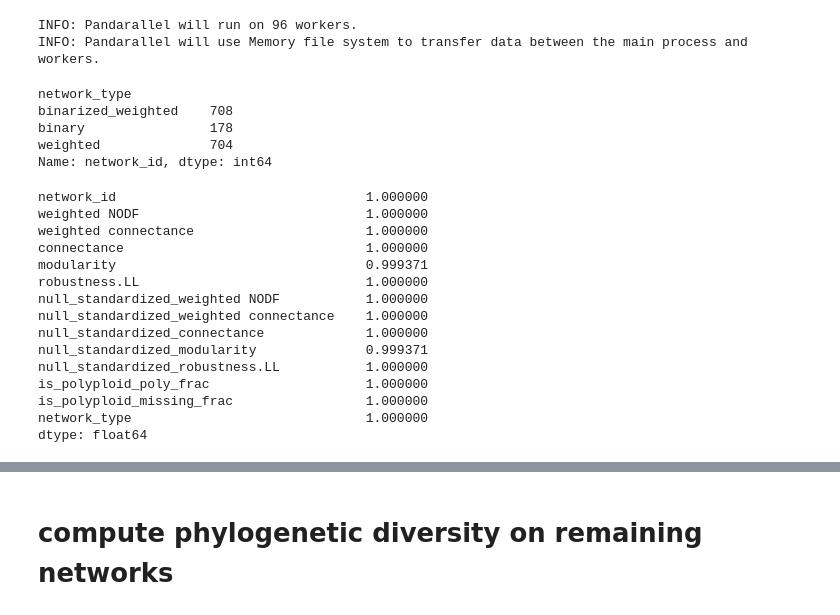
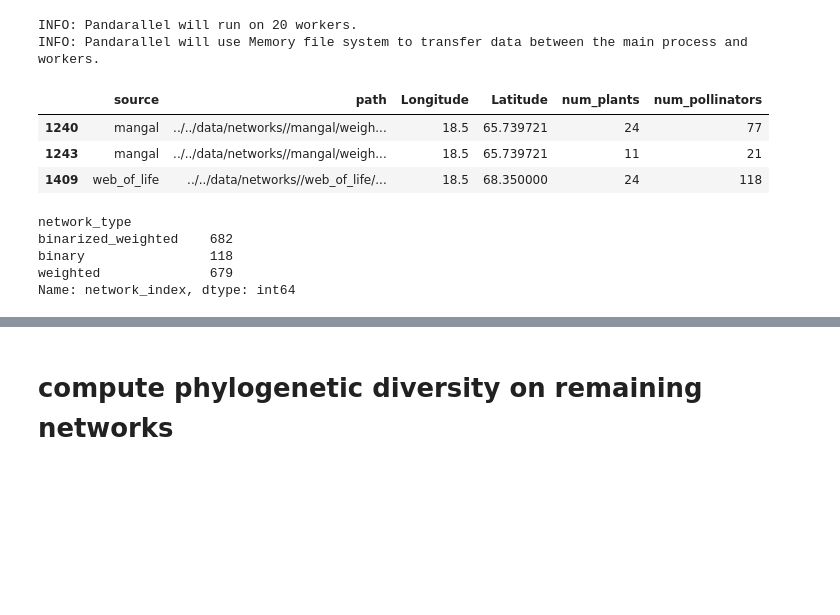
Before and after one commit to halabikeren/plant_pollinator_networks, a Jupyter notebook: notebooks/statistical_analysis/network_level/prepare_data.ipynb, the cells around one changed output, grey strips where cells are left out. Cells and saved outputs as stored; diff of their text form; code cells hidden in the pictures; blank space fills up the shorter version.

```diff
--- a/notebooks/statistical_analysis/network_level/prepare_data.ipynb
+++ b/notebooks/statistical_analysis/network_level/prepare_data.ipynb
@@ -6,8 +6,9 @@ from pandarallel import pandarallel
 pandarallel.initialize(progress_bar=True)
 from pandas.api.types import is_numeric_dtype
 import seaborn as sns
+pd.set_option('display.max_colwidth', None)
 # %% [output]
-INFO: Pandarallel will run on 96 workers.
+INFO: Pandarallel will run on 20 workers.
 INFO: Pandarallel will use Memory file system to transfer data between the main process and workers.
 # %%
 do_weighted = False
@@ -42,6 +43,15 @@ max_missing_threshold = 0.7
 min_classified_threshold = 3
 min_poly_threhold = 0
 min_di_threshold = 0
+# %%
+networks_metadata = pd.read_csv(networks_metadata_path)
+# %%
+networks_metadata.query("EcoRegion_name == 'scandinavian montane birch forest and grasslands' and network_type == 'weighted'")[["source", "path", "Longitude", "Latitude", "num_plants", "num_pollinators"]]
+# %% [output]
+|  | source | path | Longitude | Latitude | num_plants | num_pollinators |
+| 1240 | mangal | ../../data/networks//mangal/weigh... | 18.5 | 65.739721 | 24 | 77 |
+| 1243 | mangal | ../../data/networks//mangal/weigh... | 18.5 | 65.739721 | 11 | 21 |
+| 1409 | web_of_life | ../../data/networks//web_of_life/... | 18.5 | 68.350000 | 24 | 118 |
 # %%
 relevant_columns = ["network_id"] + relevant_features + relevant_metadata
 weighted_data = pd.read_csv(features_paths["weighted"])[relevant_columns]
@@ -62,4 +72,15 @@ if not is_numeric_dtype(binary_data.network_id):
 binary_data["network_type"] = "binary"
 binary_data = binary_data.loc[~binary_data.network_id.isin(bad_binary_networks)]
 
-features = pd.concat([weighted_data,binarized_weighted_data,binary_data])
+features = pd.concat([weighted_data,binarized_weighted_data,binary_data]).rename(columns={"network_id": "network_index"})
+features = features[[c for c in features.columns if not "Unnamed" in c]].drop_duplicates(["network_index", "network_type"])
+features = features.dropna(subset=["is_polyploid_poly_frac"])
+features = features.merge(networks_metadata[["network_type", "network_index", "plants_taxonomic_level", "pollinators_taxonomic_level"]], on=["network_type", "network_index"], how="left")
+features = features.loc[(features.plants_taxonomic_level == "species") & (features.pollinators_taxonomic_level == "species")]
+features.groupby("network_type")["network_index"].count()
+# %% [output]
+network_type
+binarized_weighted    682
+binary                118
+weighted              679
+Name: network_index, dtype: int64
@@ -68,8 +86,0 @@ features = features.drop_duplicates(["network_id", "network_type"])
-# %%
-features.groupby("network_type")["network_id"].count()
-# %% [output]
-network_type
-binarized_weighted    708
-binary                178
-weighted              704
-Name: network_id, dtype: int64
@@ -78,18 +86,0 @@ features = features[[c for c in features.columns if not "Unnamed" in c]]
-# %%
-features.notna().sum() / features.shape[0]
-# %% [output]
-network_id                                1.000000
-weighted NODF                             1.000000
-weighted connectance                      1.000000
-connectance                               1.000000
-modularity                                0.999371
-robustness.LL                             1.000000
-null_standardized_weighted NODF           1.000000
-null_standardized_weighted connectance    1.000000
-null_standardized_connectance             1.000000
-null_standardized_modularity              0.999371
-null_standardized_robustness.LL           1.000000
-is_polyploid_poly_frac                    1.000000
-is_polyploid_missing_frac                 1.000000
-network_type                              1.000000
-dtype: float64
```
Also changed, not shown: parts of 22 cells of this notebook.
